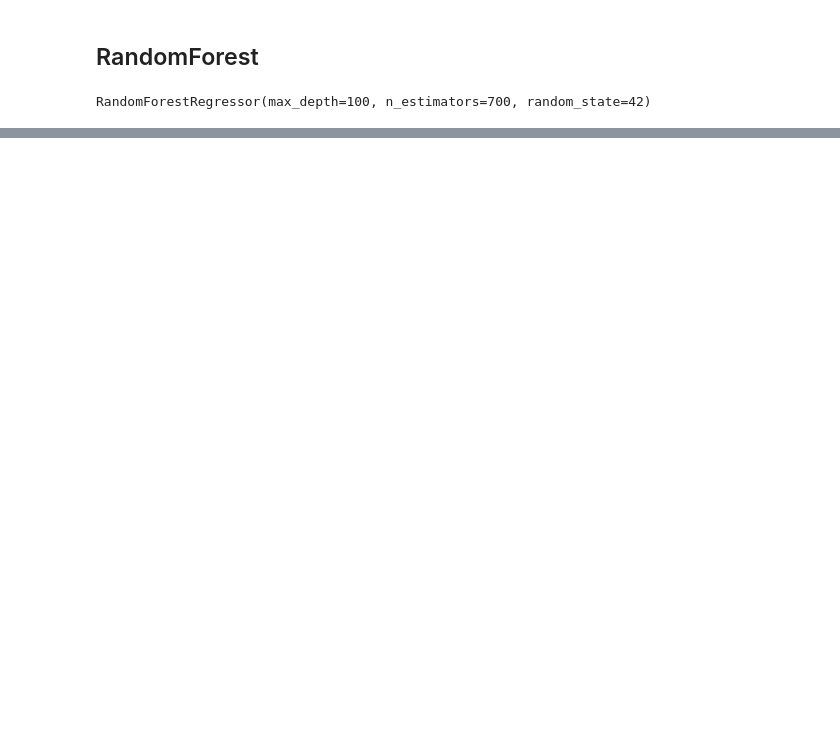
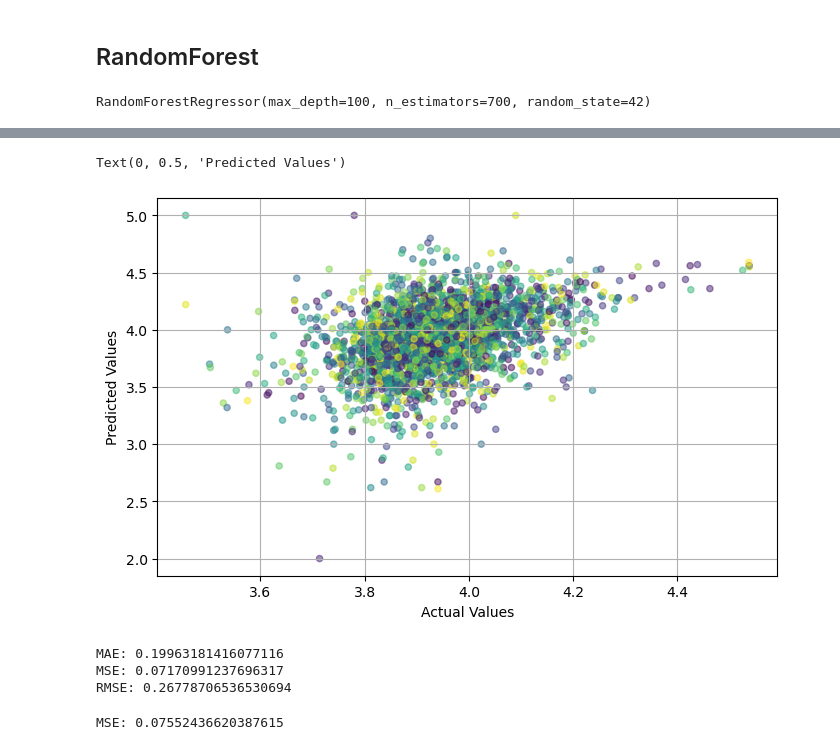
Before and after one commit to ENWEIZHOU/book_rating_predictor, a Jupyter notebook: BookRatingPredictions.ipynb, the cells around one changed output, grey strips where cells are left out. Cells and saved outputs as stored; diff of their text form; code cells hidden in the pictures; blank space fills up the shorter version.

```diff
--- a/BookRatingPredictions.ipynb
+++ b/BookRatingPredictions.ipynb
@@ -608,0 +614,5 @@ RMSE: 0.0805920396498348
+# %%
+import xgboost as xgb
+
+xgbt = xgb.XGBRegressor(max_depth=5,learning_rate=0.1,n_estimators=160)
+xgbt.fit(X_train,y_train)
@@ -608,0 +628,2 @@ RMSE: 0.0805920396498348
+# %%
+xgbt_pre = xgbt.predict(X_test)
@@ -608,0 +645,25 @@ RMSE: 0.0805920396498348
+# %%
+#plot predicted and actual value
+plt.figure(num=None, figsize=(8, 5), dpi=100)
+colors = np.random.rand(2728),
+plt.scatter(xgbt_pre,y_test,s= 20.0,c=colors,alpha= 0.5)
+plt.grid(True)
+plt.xlabel("Actual Values")
+plt.ylabel("Predicted Values")
+# %% [output]
+Text(0, 0.5, 'Predicted Values')
+[figure, added]
+# %%
+print('MAE:', metrics.mean_absolute_error(y_test, xgbt_pre))#平均绝对误差
+print('MSE:', metrics.mean_squared_error(y_test, xgbt_pre))#均方误差
+print('RMSE:', np.sqrt(metrics.mean_squared_error(y_test, xgbt_pre)))#均方根误差
+# %% [output]
+MAE: 0.19963181416077116
+MSE: 0.07170991237696317
+RMSE: 0.26778706536530694
+# %%
+#using cross-validation
+rf_cv_pre = cross_val_predict(xgbt,X,y,cv=10)
+print('MSE:', metrics.mean_squared_error(y, rf_cv_pre))#均方误差
+# %% [output]
+MSE: 0.07552436620387615
```
Also changed, not shown: parts of 21 cells of this notebook.
